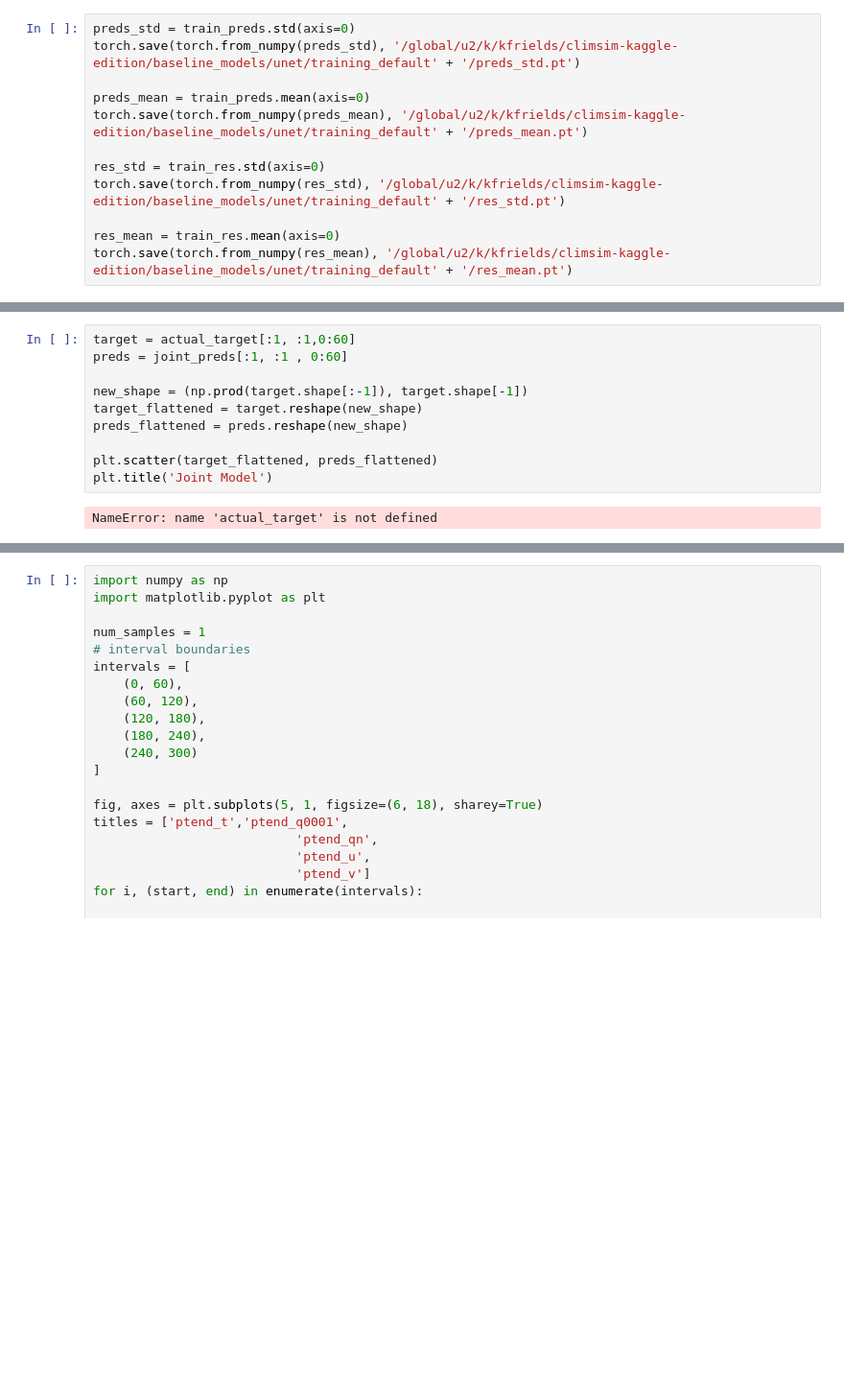
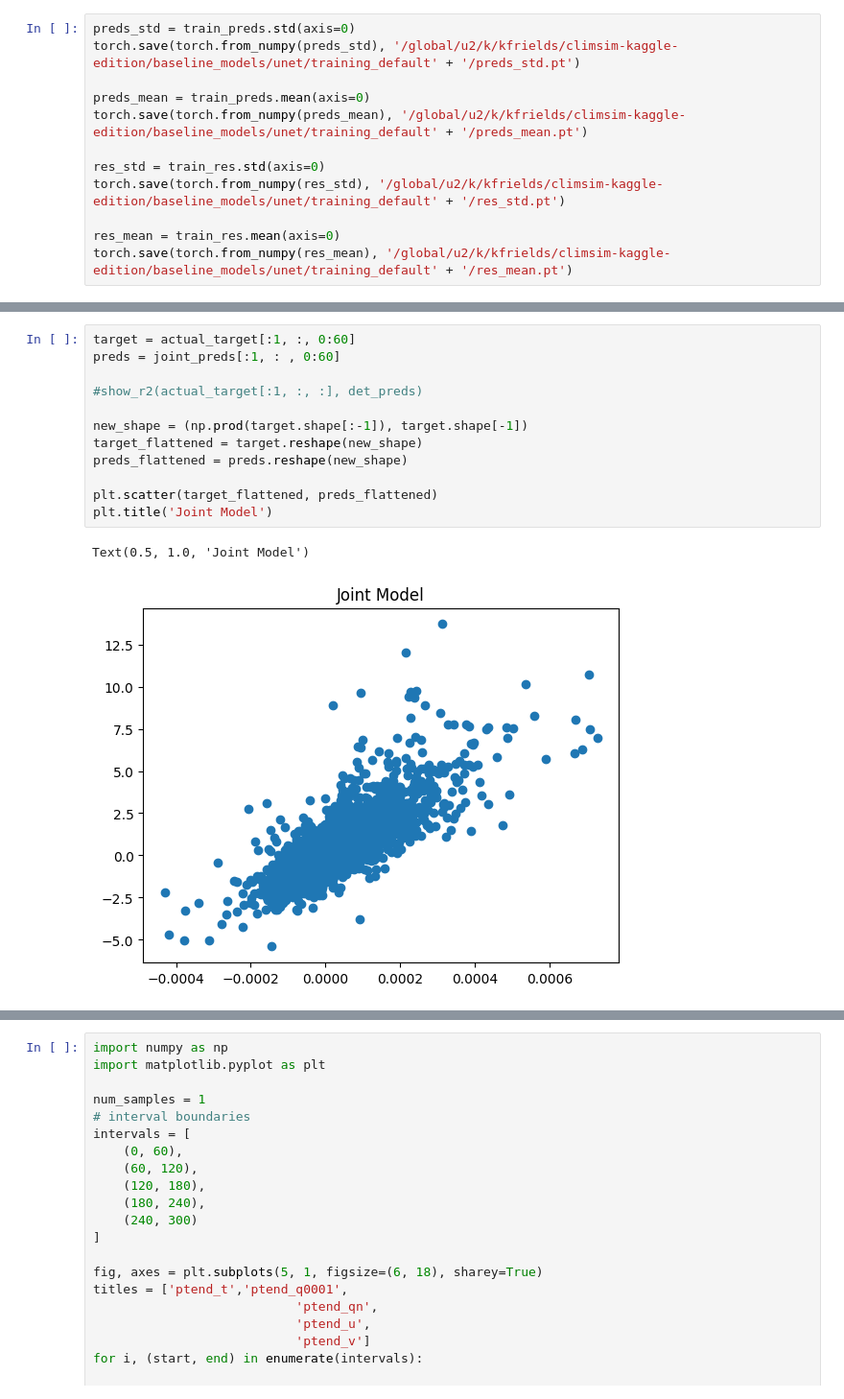
Before and after one commit to katherinefrields/climsim-kaggle-edition, a Jupyter notebook: evaluation/offline/joint_inference.ipynb, the cells around one changed output, grey strips where cells are left out. Shown at 96% size. Cells and saved outputs as stored; diff of their text form; blank space fills up the shorter version.

```diff
--- a/evaluation/offline/joint_inference.ipynb
+++ b/evaluation/offline/joint_inference.ipynb
@@ -806,15 +868,18 @@ NameError: name 'original_target' is not defined
 # %%
-target = actual_target[:1, :1,0:60]
-preds = joint_preds[:1, :1 , 0:60]
+target = actual_target[:1, :, 0:60]
+preds = joint_preds[:1, : , 0:60]
+
+#show_r2(actual_target[:1, :, :], det_preds)
 
 new_shape = (np.prod(target.shape[:-1]), target.shape[-1])
 target_flattened = target.reshape(new_shape)
 preds_flattened = preds.reshape(new_shape)
 
 plt.scatter(target_flattened, preds_flattened)
 plt.title('Joint Model')
 # %% [output]
-NameError: name 'actual_target' is not defined
+Text(0.5, 1.0, 'Joint Model')
+[figure, added]
 # %%
 import numpy as np
 import matplotlib.pyplot as plt
```
Also changed, not shown: parts of 13 cells of this notebook, 1 other file.
